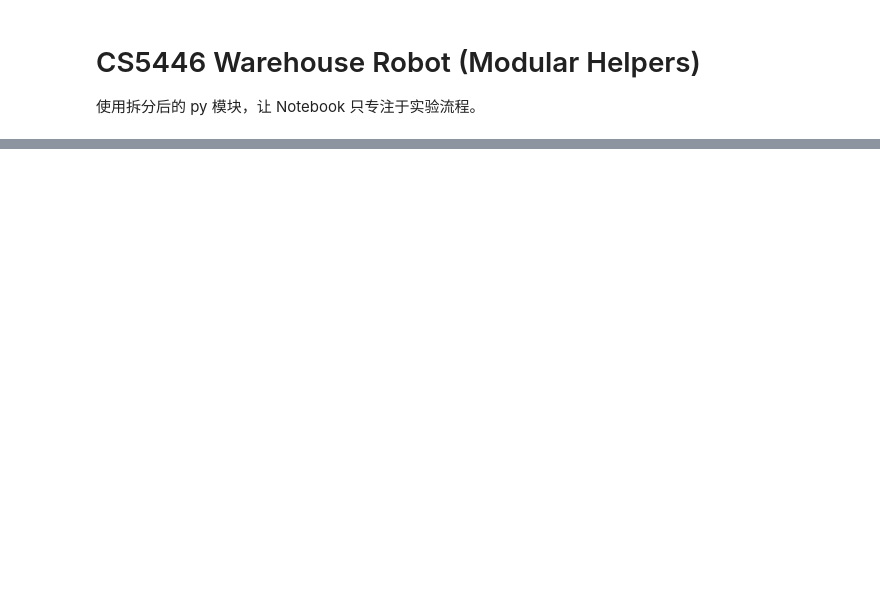
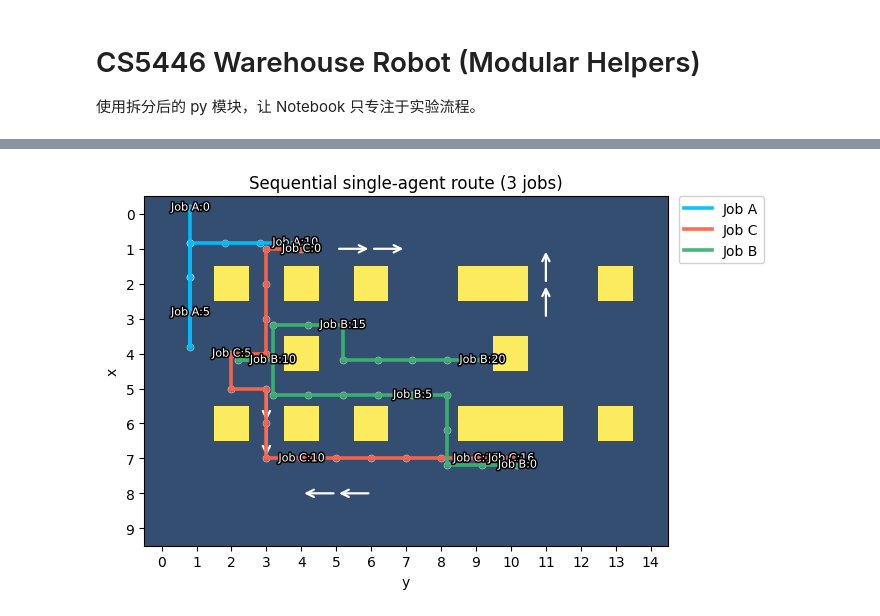
Before and after one commit to DaisioSK/CS5446-Warehouse-Robot, a Jupyter notebook: CS5446_warehouse_robot_clean.ipynb, the cells around one changed output, grey strips where cells are left out. Cells and saved outputs as stored; diff of their text form; code cells hidden in the pictures; blank space fills up the shorter version.

Commit message:
step2 - single agent multi task finished

```diff
--- a/CS5446_warehouse_robot_clean.ipynb
+++ b/CS5446_warehouse_robot_clean.ipynb
@@ -129,0 +208,90 @@ print(ascii_preview())
+# %%
+# Sequential execution: agent completes 3 tasks in one run
+enhanced_nonfl = make_enhanced_nonfl()
+grid = build_grid(enhanced_nonfl)
+zones = enhanced_nonfl.get('zones', {})
+inbounds = zones.get('inbound', [])
+packings = zones.get('packing', [])
+outbounds = zones.get('outbound', [])
+jobs = [
+    {'name': 'Job A', 'pick': packings[0], 'drop': outbounds[0]},
+    {'name': 'Job B', 'pick': packings[-1], 'drop': outbounds[-1]},
+    {'name': 'Job C', 'pick': packings[min(1, len(packings)-1)], 'drop': outbounds[len(outbounds)//2]},
+]
+current_pos = inbounds[0]
+full_path = [current_pos]
+job_records = []
+summary = []
+for job in jobs:
+    pick, drop = job['pick'], job['drop']
+    path_sp, fp_sp = astar_with_footprint(grid, current_pos, pick)
+    if path_sp is None:
+        raise RuntimeError(f"No path {current_pos}->{pick}")
+    path_pd, fp_pd = astar_with_footprint(grid, pick, drop)
+    if path_pd is None:
+        raise RuntimeError(f"No path {pick}->{drop}")
+    full_path.extend(path_sp[1:])
+    full_path.extend(path_pd[1:])
+    seg1 = len(path_sp) - 1
+    seg2 = len(path_pd) - 1
+    summary.append({'job': job['name'], 'start': current_pos, 'pick': pick, 'drop': drop, 'segments': (seg1, seg2), 'total': seg1 + seg2})
+    job_records.append({
+        'job': job['name'],
+        'start': current_pos,
+        'pick': pick,
+        'drop': drop,
+        'path_sp': path_sp,
+        'path_pd': path_pd,
+        'fp_sp': fp_sp,
+        'fp_pd': fp_pd,
+    })
+    current_pos = drop
+
+print('Sequential summary:')
+for row in summary:
+    print(row)
+
+colors = ['deepskyblue', 'tomato', 'mediumseagreen']
+offsets = [(-0.18, -0.18), (0.0, 0.0), (0.18, 0.18)]
+segments = []
+for idx, rec in enumerate(job_records):
+    combined = rec['path_sp'] + rec['path_pd'][1:]
+    segments.append({
+        'label': rec['job'],
+        'path': combined,
+        'color': colors[idx % len(colors)],
+        'offset': offsets[idx % len(offsets)],
+    })
+
+plot_staged_path(
+    enhanced_nonfl,
+    segments,
+    title='Sequential single-agent route (3 jobs)',
+    annotate_every=5
+)
+
+for idx, rec in enumerate(job_records, 1):
+    print(f"\n=== {rec['job']} ===")
+    print(f"Start {rec['start']} -> Pick {rec['pick']} -> Drop {rec['drop']}")
+    plot_pickdrop_offset_smooth(
+        enhanced_nonfl,
+        rec['path_sp'],
+        rec['path_pd'],
+        start_xy=rec['start'],
+        pick_xy=rec['pick'],
+        drop_xy=rec['drop'],
+        title=f"{rec['job']} path"
+    )
+    animate_pickdrop_gif_offset(
+        enhanced_nonfl,
+        rec['path_sp'],
+        rec['path_pd'],
+        start_xy=rec['start'],
+        pick_xy=rec['pick'],
+        drop_xy=rec['drop'],
+        out_gif=f"sequential_{idx}.gif",
+        fps=2
+    )
+    plot_explored_heatmap(enhanced_nonfl, rec['fp_sp'], title=f"{rec['job']} heatmap (S->P)")
+    plot_explored_heatmap(enhanced_nonfl, rec['fp_pd'], title=f"{rec['job']} heatmap (P->O)")
+# %% [output]
@@ -129,0 +302 @@ print(ascii_preview())
+[figure, added]
```
Also changed, not shown: parts of 11 cells of this notebook, 1 other file.
